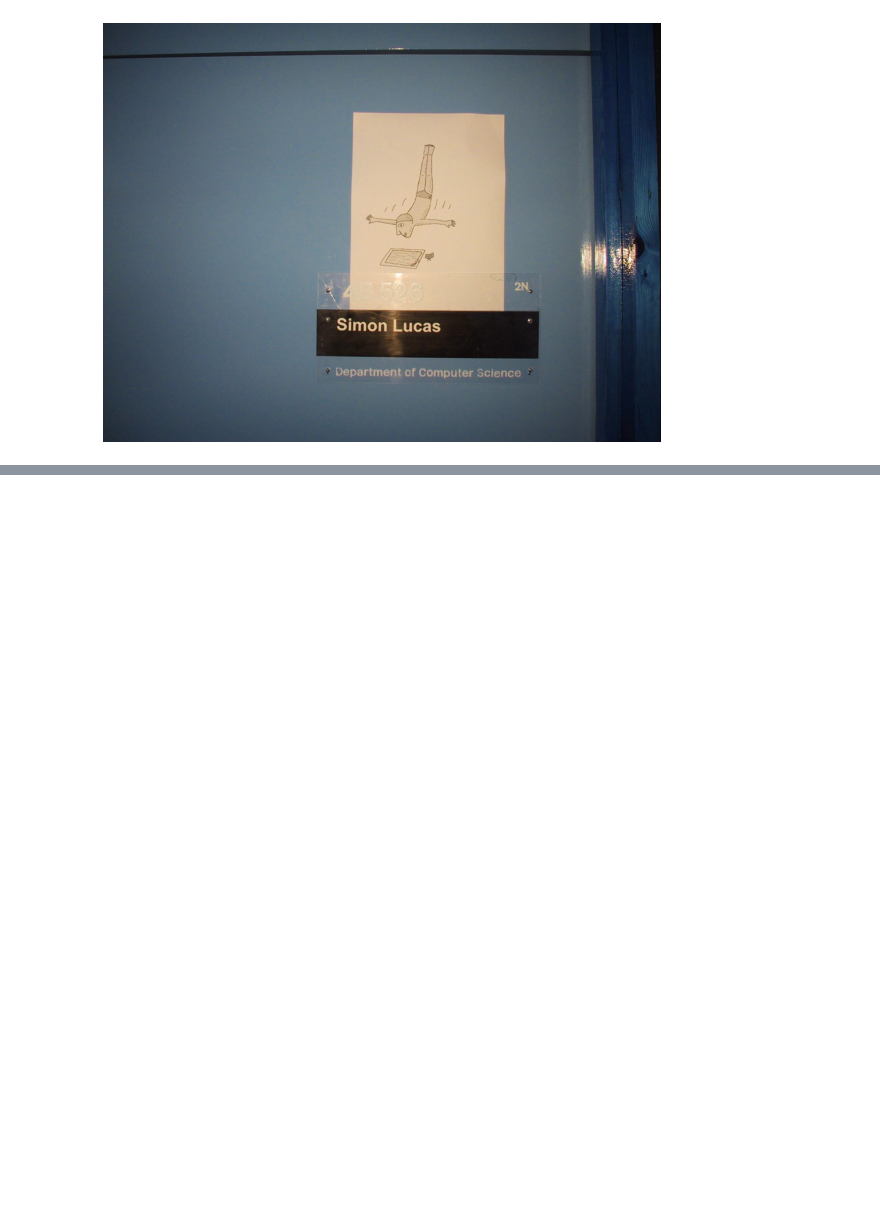
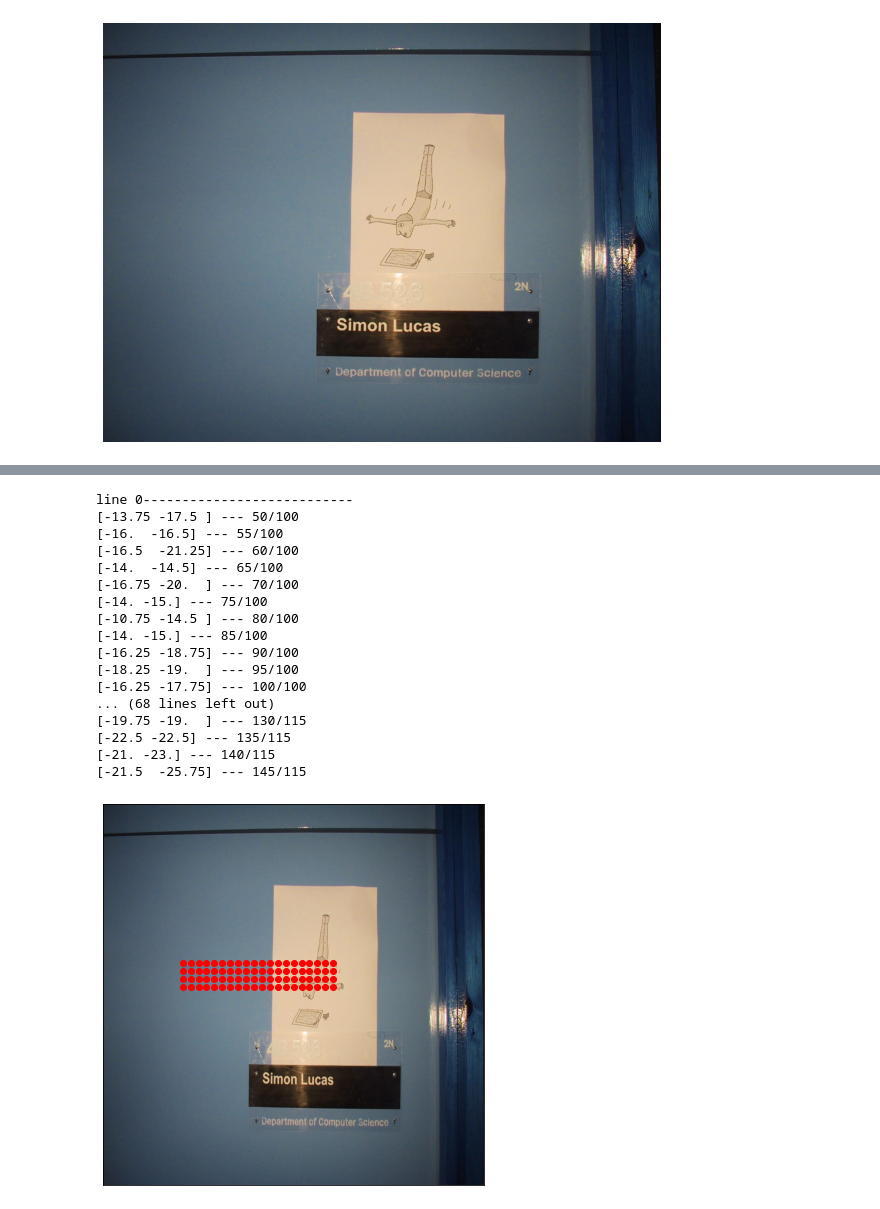
Before and after one commit to benmorri/PYNQ_Bootcamp, a Jupyter notebook: bootcamp_sessions/PYNQ 403 - Text Recognition/Text_Recognition.ipynb, the cells around one changed output, grey strips where cells are left out. Drawn from its saved outputs; the diff is of its cells as text; code cells hidden in the pictures; blank space fills up the shorter version.

```diff
--- a/bootcamp_sessions/PYNQ 403 - Text Recognition/Text_Recognition.ipynb
+++ b/bootcamp_sessions/PYNQ 403 - Text Recognition/Text_Recognition.ipynb
@@ -123,0 +129,39 @@ plt.show()
+# %%
+plt.figure(figsize=(15, 15))
+plt.subplot(122),plt.imshow(cropped_image)
+plt.xticks([]), plt.yticks([])
+newline = 0
+i = 0
+for y in range(100,120,5):
+    newline = 1
+    for x in range(50,150,5):
+        if 1:
+        #if whyme[y][x][1] >=0:
+            if newline:
+                print("line " + str(i) + "---------------------------")
+                newline = 0
+                i+=1
+            plt.plot(int(x*960/240),int(y*960/240),'ro')
+            print(str(whyme[y][x]) + " --- " + str(x) + "/" + str(y))
+
+
+plt.show()
+# %% [output]
+line 0---------------------------
+[-13.75 -17.5 ] --- 50/100
+[-16.  -16.5] --- 55/100
+[-16.5  -21.25] --- 60/100
+[-14.  -14.5] --- 65/100
+[-16.75 -20.  ] --- 70/100
+[-14. -15.] --- 75/100
+[-10.75 -14.5 ] --- 80/100
+[-14. -15.] --- 85/100
+[-16.25 -18.75] --- 90/100
+[-18.25 -19.  ] --- 95/100
+[-16.25 -17.75] --- 100/100
+... (68 lines left out)
+[-19.75 -19.  ] --- 130/115
+[-22.5 -22.5] --- 135/115
+[-21. -23.] --- 140/115
+[-21.5  -25.75] --- 145/115
+[figure, added]
```
Also changed, not shown: parts of 11 cells of this notebook.
